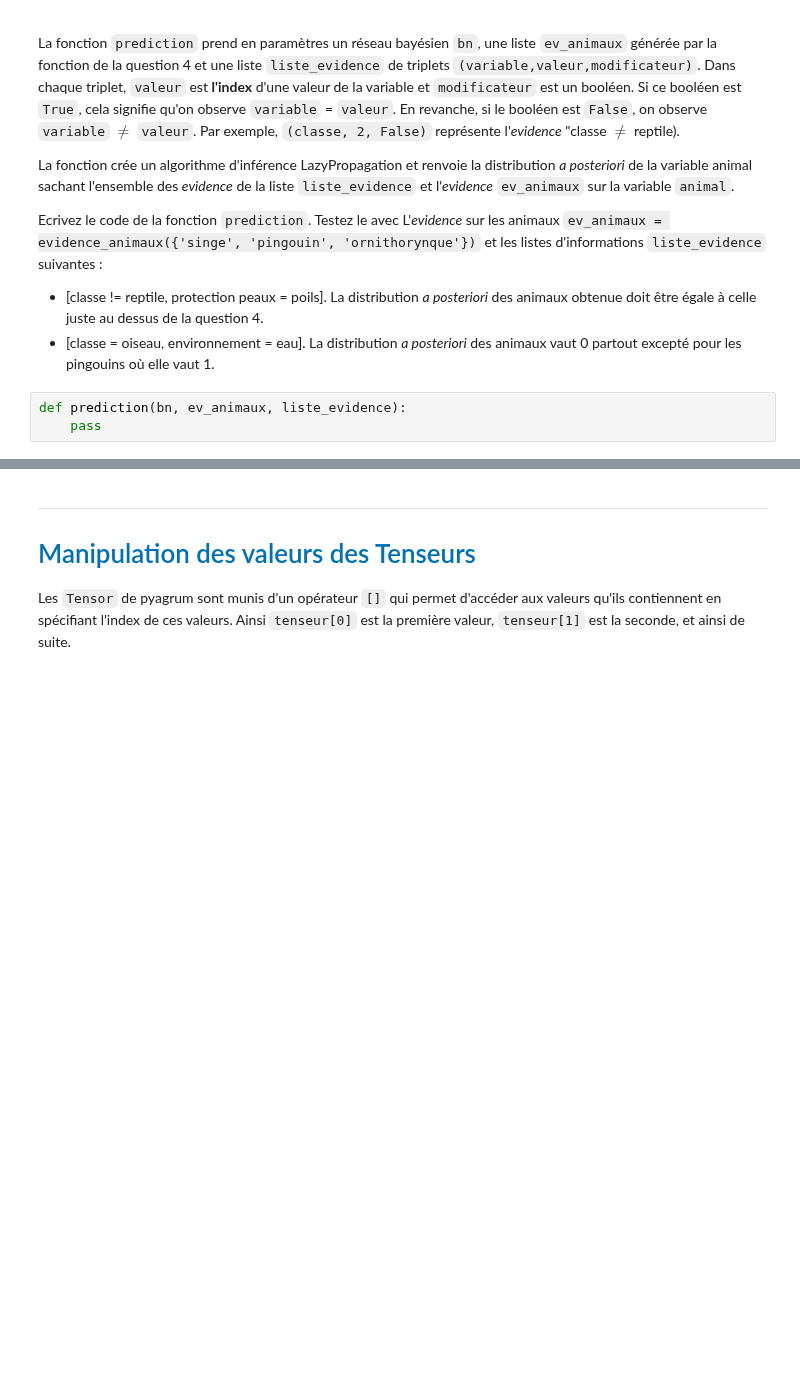
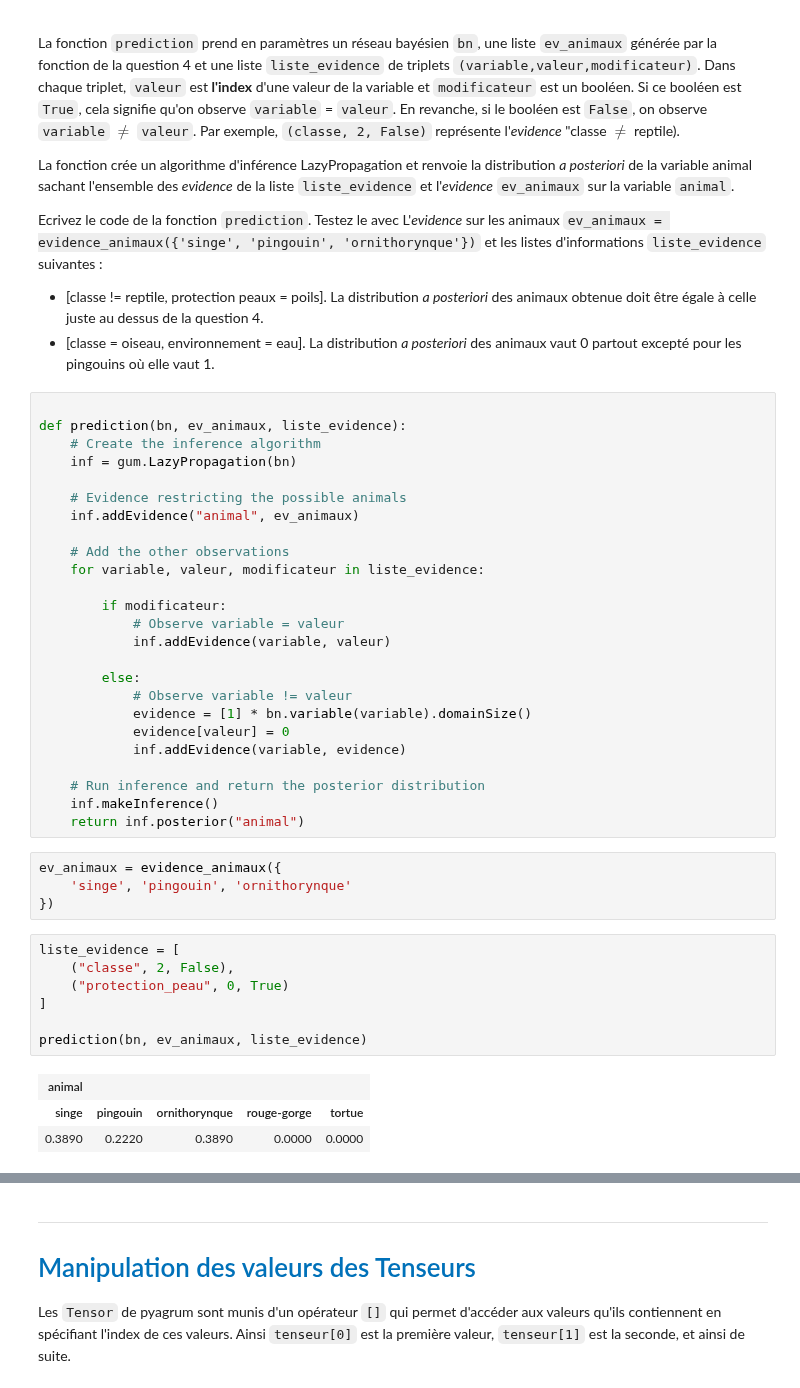
Before and after one commit to sarahmoussaoui/Reasoning-under-uncertainty-Practical-Work, a Jupyter notebook: TP1/tp1_enonce .ipynb, the cells around one changed output, grey strips where cells are left out. Saved outputs shown, nothing was run; the diff lists cells and outputs as text; blank space fills up the shorter version.

```diff
--- a/TP1/tp1_enonce.ipynb
+++ b/TP1/tp1_enonce .ipynb
@@ -626,5 +641,42 @@ Ecrivez le code de la fonction <code>prediction</code>. Testez le avec L'<i>evid
 * [classe != reptile, protection peaux = poils]. La distribution <i>a posteriori</i> des animaux obtenue doit être égale à celle juste au dessus de la question 4.
 * [classe = oiseau, environnement = eau]. La distribution <i>a posteriori</i> des animaux vaut 0 partout excepté pour les pingouins où elle vaut 1.
 # %%
+
 def prediction(bn, ev_animaux, liste_evidence):
-    pass
+    # Create the inference algorithm
+    inf = gum.LazyPropagation(bn)
+
+    # Evidence restricting the possible animals
+    inf.addEvidence("animal", ev_animaux)
+
+    # Add the other observations
+    for variable, valeur, modificateur in liste_evidence:
+
+        if modificateur:
+            # Observe variable = valeur
+            inf.addEvidence(variable, valeur)
+
+        else:
+            # Observe variable != valeur
+            evidence = [1] * bn.variable(variable).domainSize()
+            evidence[valeur] = 0
+            inf.addEvidence(variable, evidence)
+
+    # Run inference and return the posterior distribution
+    inf.makeInference()
+    return inf.posterior("animal")
+# %%
+ev_animaux = evidence_animaux({
+    'singe', 'pingouin', 'ornithorynque'
+})
+# %%
+liste_evidence = [
+    ("classe", 2, False),
+    ("protection_peau", 0, True)
+]
+
+prediction(bn, ev_animaux, liste_evidence)
+# %% [output]
+| animal |  |  |  |  |
+| singe | pingouin | ornithorynque | rouge-gorge | tortue |
+| 0.3890 | 0.2220 | 0.3890 | 0.0000 | 0.0000 |
```
Also changed, not shown: parts of 35 cells of this notebook, 2 other files.
